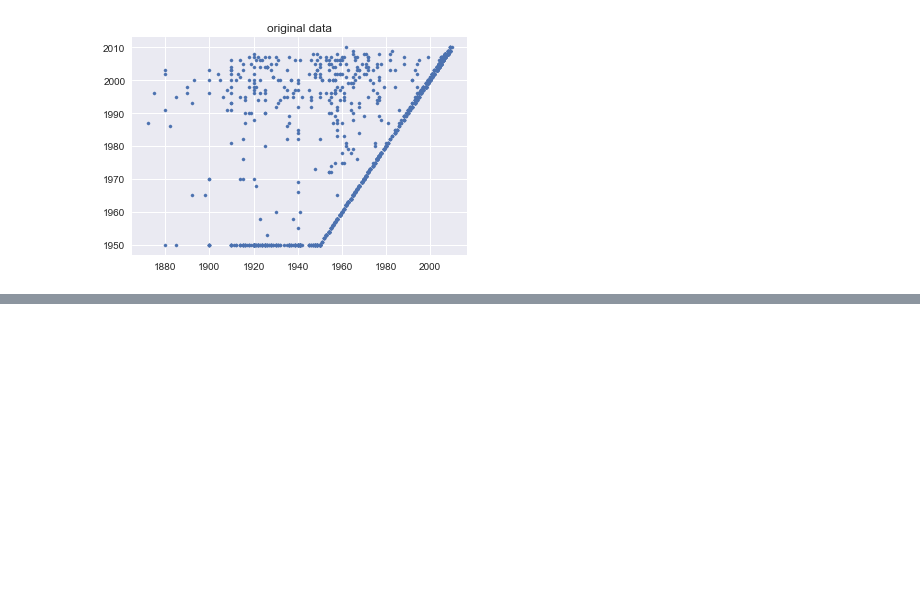
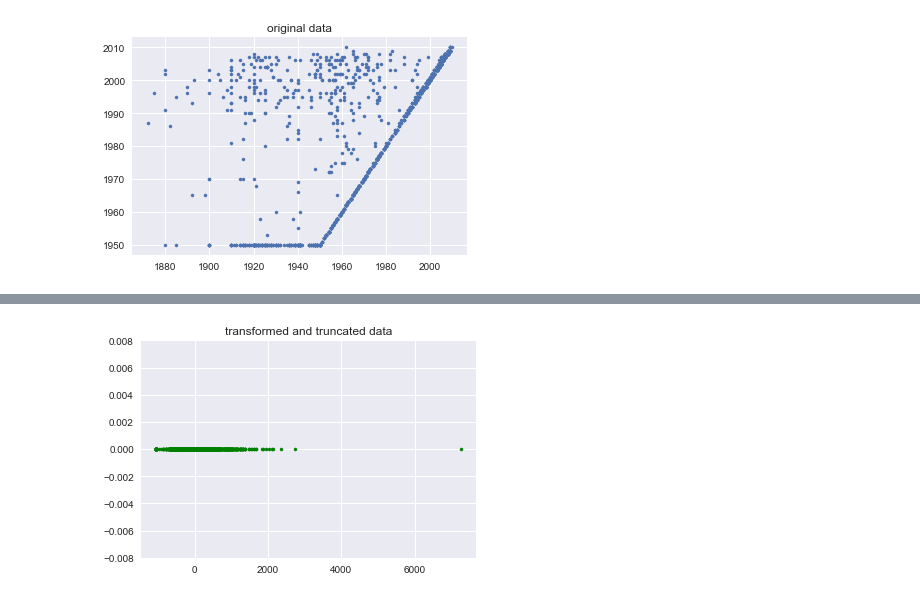
Before and after one commit to JoonSeongLee/team3_house_price, a Jupyter notebook: joonseong/0_regression.ipynb, the cells around one changed output, grey strips where cells are left out. Saved outputs shown, nothing was run; the diff lists cells and outputs as text; code cells hidden in the pictures; blank space fills up the shorter version.

```diff
--- a/joonseong/0_regression.ipynb
+++ b/joonseong/0_regression.ipynb
@@ -283,0 +289,17 @@ plt.show()
+# %%
+# PCA
+X = pd.DataFrame()
+X[0] = df_raw['TotalBsmtSF']
+X[1] = df_raw['BsmtFinSF1']
+from sklearn.decomposition import PCA
+pca = PCA(n_components=2)
+pca.fit(X)
+Z = pca.transform(X)
+w, V = np.linalg.eig(pca.get_covariance())
+V.T.dot(X.T).T
+plt.scatter(Z[:,0], np.zeros_like(Z[:,1]), c='g', s=10)
+plt.title("transformed and truncated data")
+plt.show()
+df_raw['TotalBsmt'] = Z[:,0]
+# %% [output]
+[figure, added]
```
Also changed, not shown: parts of 26 cells of this notebook, 2 other files.
